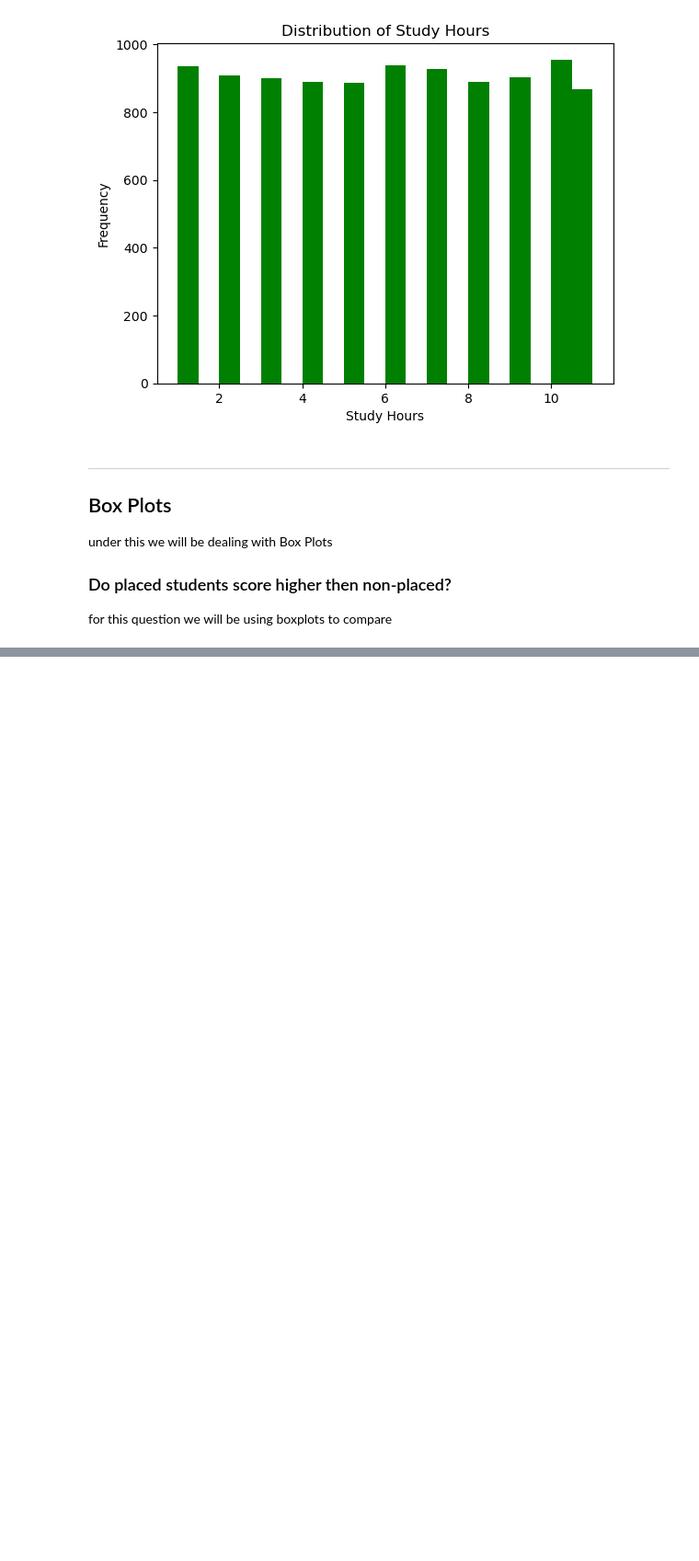
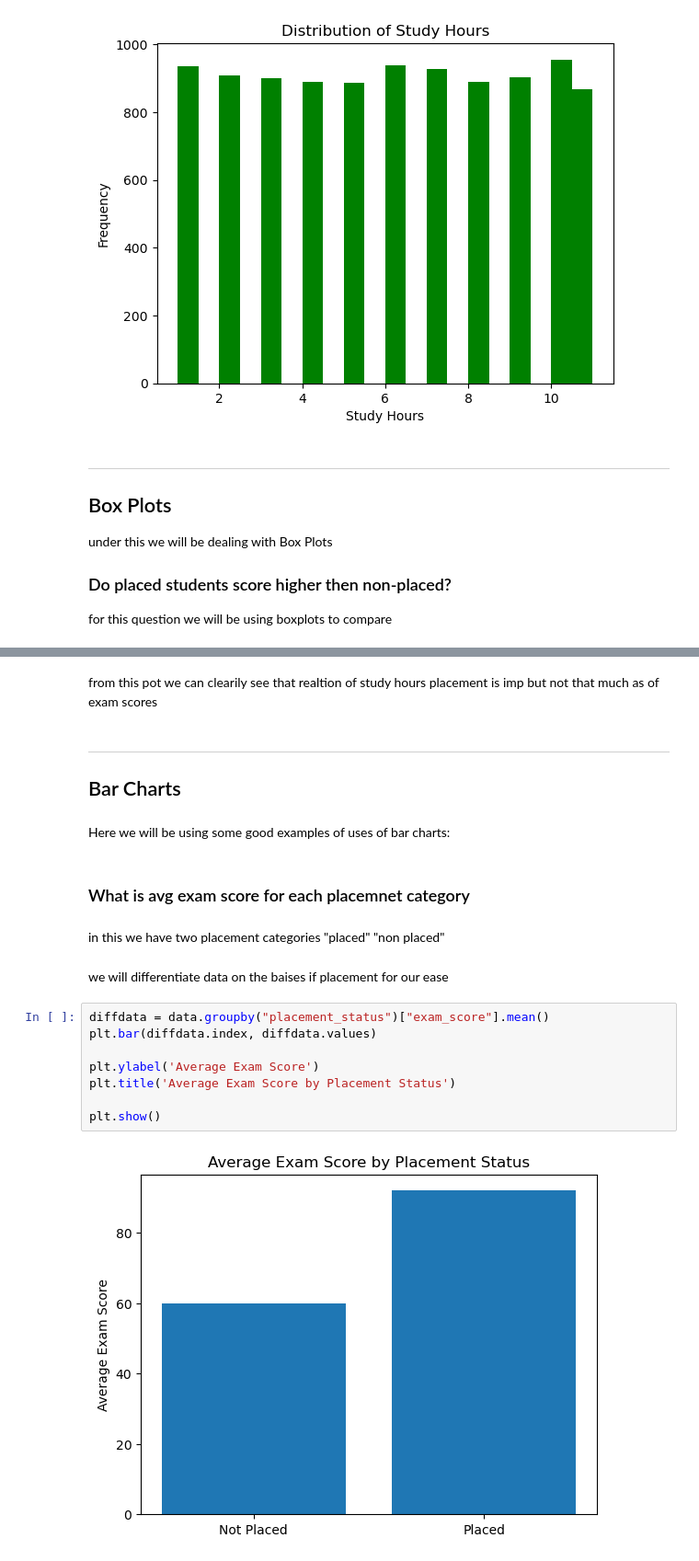
Before and after one commit to thedhawalpanchamiya/data-visualization, a Jupyter notebook: Mathplotlib_work.ipynb, the cells around one changed output, grey strips where cells are left out. Shown at 92% size. Saved outputs shown, nothing was run; the diff lists cells and outputs as text; blank space fills up the shorter version.

```diff
--- a/Mathplotlib_work.ipynb
+++ b/Mathplotlib_work.ipynb
@@ -137,0 +168,23 @@ KeyError: 'Placement'
+# %% [markdown]
+from this pot we can clearily see that realtion of study hours placement is imp but not that much as of exam scores
+# %% [markdown]
+---
+## Bar Charts
+# %% [markdown]
+Here we will be using some good examples of uses of bar charts:
+# %% [markdown]
+### What is avg exam score for each placemnet category
+# %% [markdown]
+in this we have two placement categories "placed" "non placed"
+# %% [markdown]
+we will differentiate data on the baises if placement for our ease
+# %%
+diffdata = data.groupby("placement_status")["exam_score"].mean()
+plt.bar(diffdata.index, diffdata.values)
+
+plt.ylabel('Average Exam Score')
+plt.title('Average Exam Score by Placement Status')
+
+plt.show()
+# %% [output]
+[figure, added]
```
Also changed, not shown: parts of 10 cells of this notebook.
